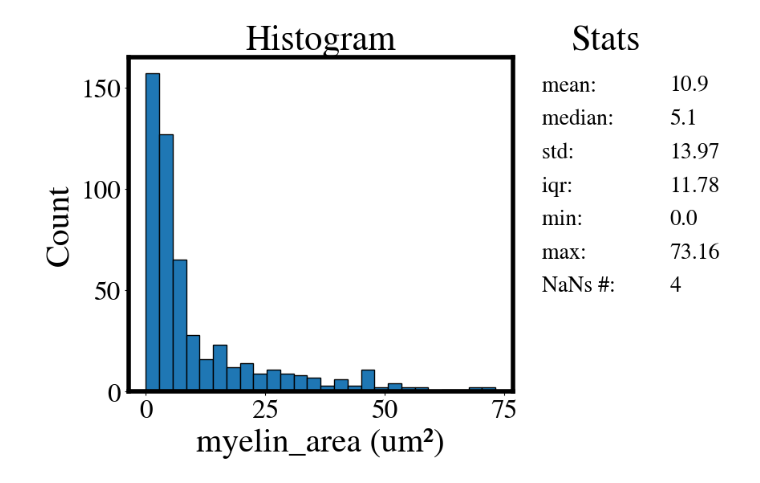
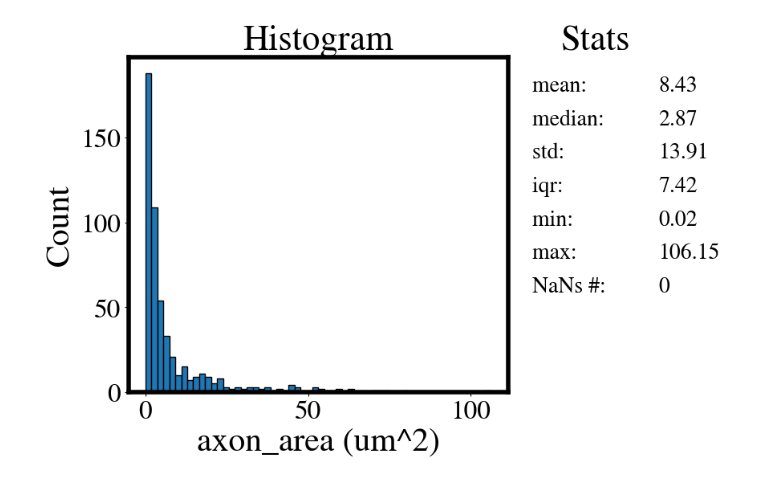
Before and after one commit to axondeepseg/axondeepseg, a Jupyter notebook: AxonDeepSeg/qa/testing.ipynb, the cells around one changed output. Saved outputs shown, nothing was run; the diff lists cells and outputs as text; code cells hidden in the pictures.

```diff
--- a/AxonDeepSeg/qa/testing.ipynb
+++ b/AxonDeepSeg/qa/testing.ipynb
@@ -20,10 +20,10 @@ axonmyelin_perimeter (um)
 solidity
 eccentricity
 orientation
-# %%
-qa.plot('myelin_area (um²)')
-# %% [output]
-[figure, removed]
+# %%
+qa.plot('axon_area (um^2)')
+# %% [output]
+[figure, added]
 # %%
 qa.plot_all()
 # %% [output]
```
Also changed, not shown: parts of 11 cells of this notebook, 2 other files.
